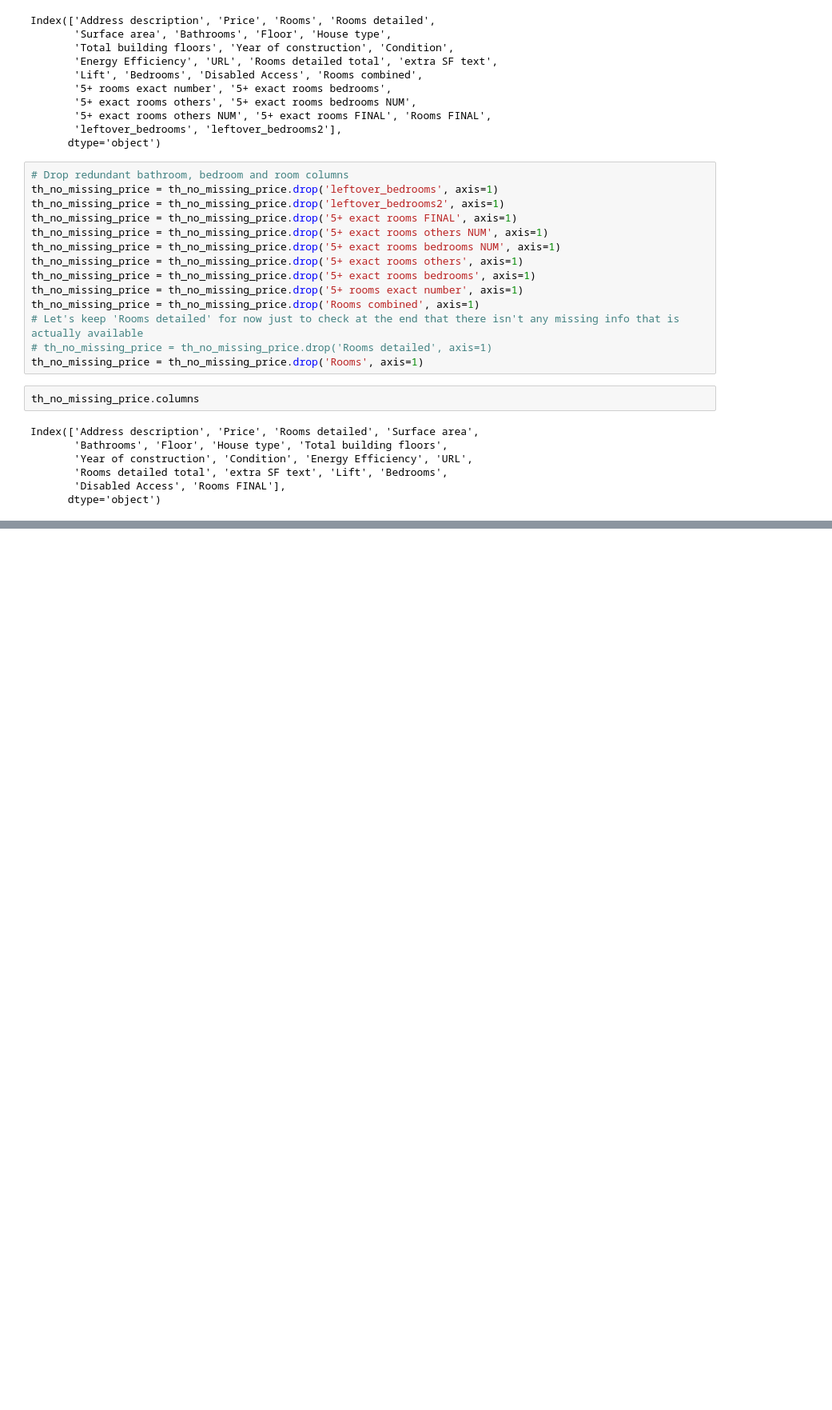
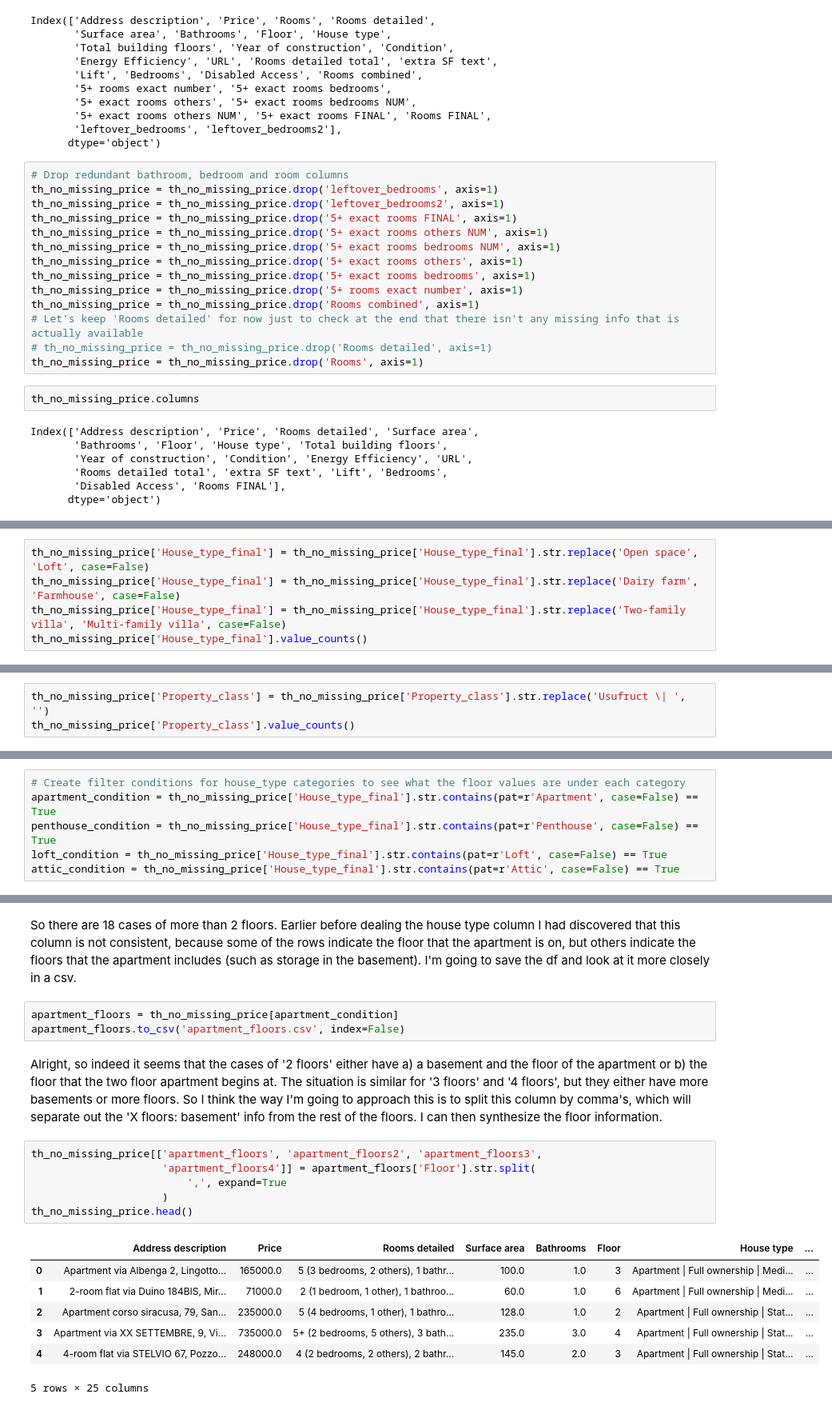
Before and after one commit to bakerhans/torino_house_prices, a Jupyter notebook: torino-houses-data-cleaning-exploration.ipynb, the cells around one changed output, grey strips where cells are left out. Shown: that part at 80% size. Drawn from its saved outputs; the diff is of its cells as text; blank space fills up the shorter version.

```diff
--- a/torino-houses-data-cleaning-exploration.ipynb
+++ b/torino-houses-data-cleaning-exploration.ipynb
@@ -1719,0 +1879,5 @@ Index(['Address description', 'Price', 'Rooms detailed', 'Surface area',
+# %%
+th_no_missing_price['House_type_final'] = th_no_missing_price['House_type_final'].str.replace('Open space', 'Loft', case=False)
+th_no_missing_price['House_type_final'] = th_no_missing_price['House_type_final'].str.replace('Dairy farm', 'Farmhouse', case=False)
+th_no_missing_price['House_type_final'] = th_no_missing_price['House_type_final'].str.replace('Two-family villa', 'Multi-family villa', case=False)
+th_no_missing_price['House_type_final'].value_counts()
@@ -1719,0 +1912,3 @@ Index(['Address description', 'Price', 'Rooms detailed', 'Surface area',
+# %%
+th_no_missing_price['Property_class'] = th_no_missing_price['Property_class'].str.replace('Usufruct \| ', '')
+th_no_missing_price['Property_class'].value_counts()
@@ -1719,0 +1923,6 @@ Index(['Address description', 'Price', 'Rooms detailed', 'Surface area',
+# %%
+# Create filter conditions for house_type categories to see what the floor values are under each category
+apartment_condition = th_no_missing_price['House_type_final'].str.contains(pat=r'Apartment', case=False) == True
+penthouse_condition = th_no_missing_price['House_type_final'].str.contains(pat=r'Penthouse', case=False) == True
+loft_condition = th_no_missing_price['House_type_final'].str.contains(pat=r'Loft', case=False) == True
+attic_condition = th_no_missing_price['House_type_final'].str.contains(pat=r'Attic', case=False) == True
@@ -1719,0 +1958,21 @@ Index(['Address description', 'Price', 'Rooms detailed', 'Surface area',
+# %% [markdown]
+So there are 18 cases of more than 2 floors. Earlier before dealing the house type column I had discovered that this column is not consistent, because some of the rows indicate the floor that the apartment is on, but others indicate the floors that the apartment includes (such as storage in the basement). I'm going to save the df and look at it more closely in a csv.
+# %%
+apartment_floors = th_no_missing_price[apartment_condition]
+apartment_floors.to_csv('apartment_floors.csv', index=False)
+# %% [markdown]
+Alright, so indeed it seems that the cases of '2 floors' either have a) a basement and the floor of the apartment or b) the floor that the two floor apartment begins at. The situation is similar for '3 floors' and '4 floors', but they either have more basements or more floors. So I think the way I'm going to approach this is to split this column by comma's, which will separate out the 'X floors: basement' info from the rest of the floors. I can then synthesize the floor information.
+# %%
+th_no_missing_price[['apartment_floors', 'apartment_floors2', 'apartment_floors3',
+                     'apartment_floors4']] = apartment_floors['Floor'].str.split(
+                         ',', expand=True
+                     )
+th_no_missing_price.head()
+# %% [output]
+|  | Address description | Price | Rooms detailed | Surface area | Bathrooms | Floor | House type | ... |
+| 0 | Apartment via Albenga 2, Lingotto... | 165000.0 | 5 (3 bedrooms, 2 others), 1 bathr... | 100.0 | 1.0 | 3 | Apartment | Full ownership | Medi... | ... |
+| 1 | 2-room flat via Duino 184BIS, Mir... | 71000.0 | 2 (1 bedroom, 1 other), 1 bathroo... | 60.0 | 1.0 | 6 | Apartment | Full ownership | Medi... | ... |
+| 2 | Apartment corso siracusa, 79, San... | 235000.0 | 5 (4 bedrooms, 1 other), 1 bathro... | 128.0 | 1.0 | 2 | Apartment | Full ownership | Stat... | ... |
+| 3 | Apartment via XX SETTEMBRE, 9, Vi... | 735000.0 | 5+ (2 bedrooms, 5 others), 3 bath... | 235.0 | 3.0 | 4 | Apartment | Full ownership | Stat... | ... |
+| 4 | 4-room flat via STELVIO 67, Pozzo... | 248000.0 | 4 (2 bedrooms, 2 others), 2 bathr... | 145.0 | 2.0 | 3 | Apartment | Full ownership | Stat... | ... |
+5 rows × 25 columns
```
Also changed, not shown: parts of 67 cells of this notebook.
